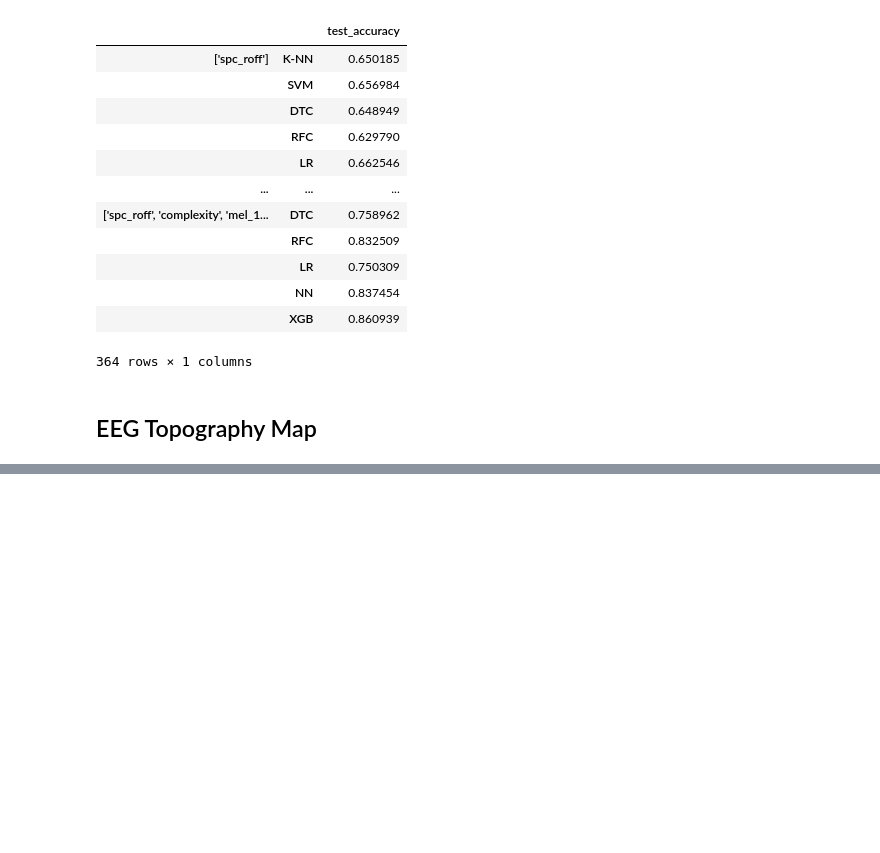
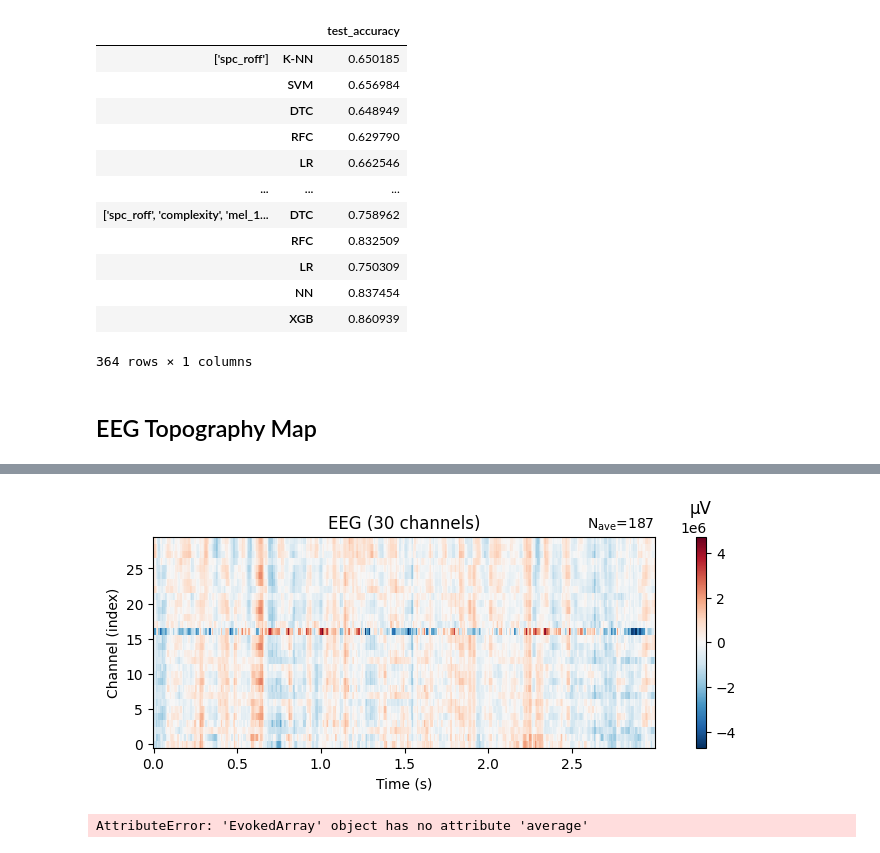
Before and after one commit to KemalcanKucuk/eeg-attention, a Jupyter notebook: visualization.ipynb, the cells around one changed output, grey strips where cells are left out. Saved outputs shown, nothing was run; the diff lists cells and outputs as text; code cells hidden in the pictures; blank space fills up the shorter version.

```diff
--- a/visualization.ipynb
+++ b/visualization.ipynb
@@ -129,0 +245,8 @@ utils.incremental_training(dataset, channel_list=constants.SELECTED_CHANNELS, fe
+# %%
+epochs_sub1.average().plot_image();
+# %% [output]
+[figure, added]
+# %%
+epochs_sub1.average().compute_psd().plot_topomap()
+# %% [output]
+AttributeError: 'EvokedArray' object has no attribute 'average'
```
Also changed, not shown: parts of 16 cells of this notebook, 1 other file.
